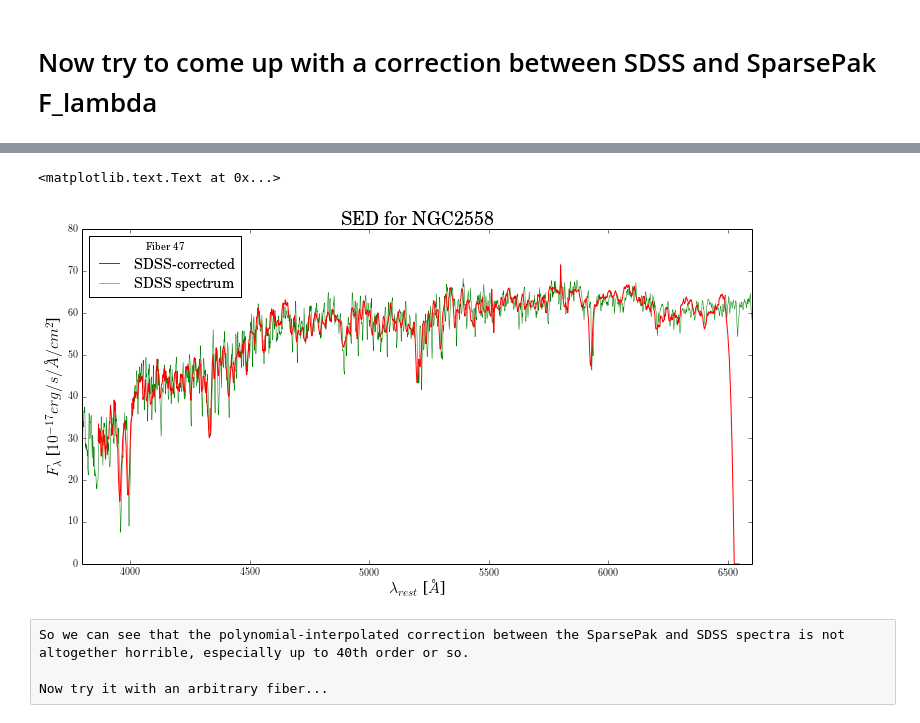
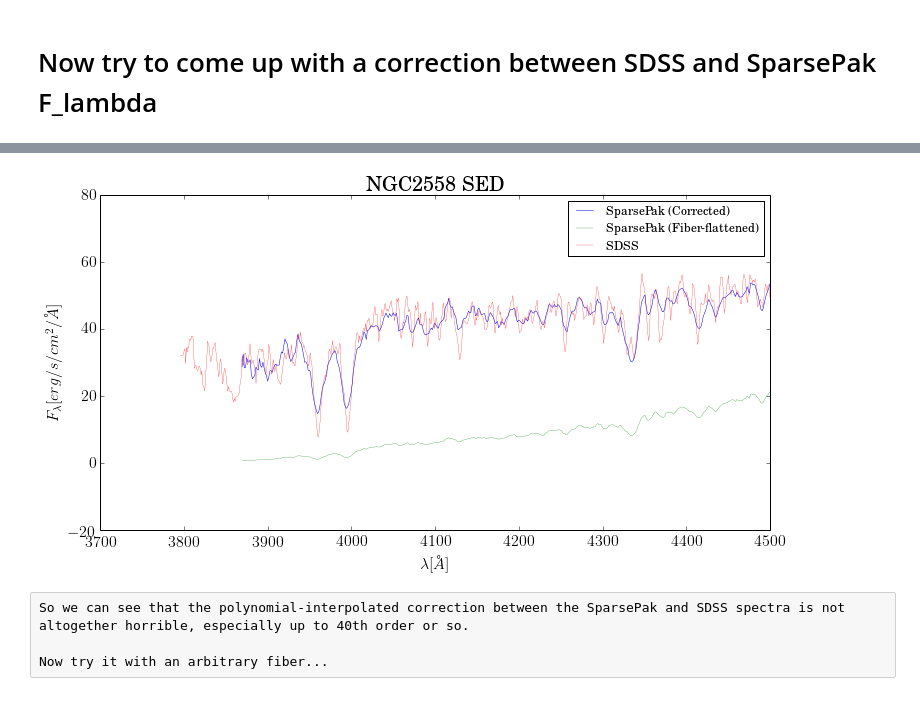
Before and after one commit to zpace/SparsePak-SFH, a Jupyter notebook: spectra_NGC2558.ipynb, the cells around one changed output, grey strips where cells are left out. Saved outputs shown, nothing was run; the diff lists cells and outputs as text; code cells hidden in the pictures.

```diff
--- a/spectra_NGC2558.ipynb
+++ b/spectra_NGC2558.ipynb
@@ -514,31 +479,18 @@ WARNING: RankWarning: Polyfit may be poorly conditioned [numpy.lib.polynomial]
-# %%
-from astroML.datasets import fetch_sdss_spectrum
-plate = 1615
-mjd = 53166
-fiber = 513
-spec = fetch_sdss_spectrum(plate, mjd, fiber)
-i = 47
-
-fig = plt.figure(figsize=(12,6), dpi=200)
-
-sparsepak_spectrum = 1e17 * h*c/( (wavelength) * dl * t * a ) * (ifu * np.delete(row_mult, skyfibers, axis = 0))[i]
-sparsepak_wavelength = np.linspace(CRVAL1, CRVAL1 + CDELT1 * NAXIS1, NAXIS1, endpoint = True )/(1+z_sdss)
-sdss_spectrum = spec.spectrum/(np.max(spec.spectrum)/np.percentile(1e17 * h*c/( (wavelength) * dl * t * a ) * (ifu * np.delete(row_mult, skyfibers, axis = 0))[i], 98.))
-sdss_wavelength = spec.wavelength()
-
-plt.plot(sparsepak_wavelength, sparsepak_spectrum, color = 'k', label = 'Interp-corrected')
-plt.plot(sparsepak_wavelength, sparsepak_spectrum * np.polyval(corr_poly, sparsepak_wavelength), color = 'r', label = 'SDSS-corrected')
-plt.plot(spec.wavelength(), spec.spectrum/(np.max(spec.spectrum)/np.percentile(1e17 * h*c/( (wavelength) * dl * t * a ) * (ifu * np.delete(row_mult, skyfibers, axis = 0))[i], 98.)), linestyle = '-', linewidth = 0.5, color = 'g', label='SDSS spectrum', zorder = 0)
-
-plt.legend(loc = 'best', title = 'Fiber ' + str(i), fontsize = 14)
-plt.ylabel('$F_{\lambda}$ [$10^{-17} erg/s/\AA/cm^2$]', size = 16)
-plt.xlabel('$\lambda_{rest}$ [$\AA$]', size = 16)
-plt.xlim([3800., 6600.])
-plt.ylim([0., 80.])
-plt.title('SED for ' + objname, size = 18)
-# %% [output]
-<matplotlib.text.Text at 0x...>
-[figure, removed]
+# %%
+fig = plt.figure(figsize = (12, 6))
+plt.plot(sparsepak_wavelength, sparsepak_spectrum * np.polyval(corr_poly, sparsepak_wavelength), label = 'SparsePak (Corrected)', linewidth = 0.5)
+plt.plot(sparsepak_wavelength, sparsepak_spectrum, label = 'SparsePak (Fiber-flattened)', linewidth = 0.25)
+plt.plot(sdss_wavelength, sdss_spectrum, label = 'SDSS', linewidth = 0.25)
+
+plt.tick_params(axis='both', which='major', labelsize=16)
+plt.legend(loc = 'best')
+plt.xlabel('$\lambda [\AA]$', size = 16)
+plt.ylabel('$F_{\lambda} [erg/s/cm^2/\AA]$', size = 16)
+plt.title(objname + ' SED', size = 20)
+plt.xlim([3700., 4500.])
+plt.show()
+# %% [output]
+[figure, added]
 # %% [raw]
 So we can see that the polynomial-interpolated correction between the SparsePak and SDSS spectra is not altogether horrible, especially up to 40th order or so.
 
```
Also changed, not shown: parts of 6 cells of this notebook, 1 other file.
